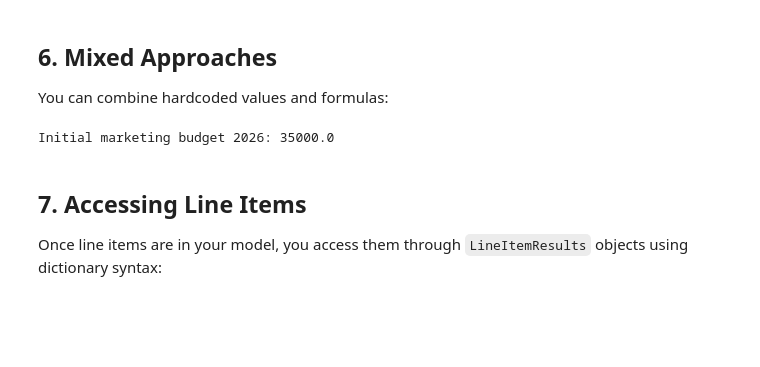
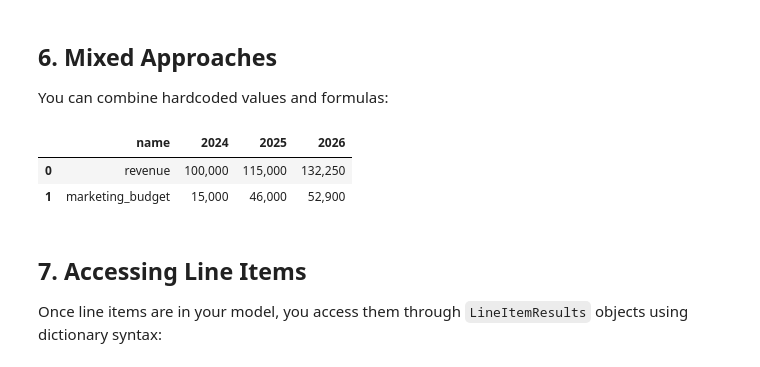
Before and after one commit to rhannay/pyproforma, a Jupyter notebook: examples/for_docs/working-with-line-items.ipynb, the cells around one changed output. Saved outputs shown, nothing was run; the diff lists cells and outputs as text; code cells hidden in the pictures; blank space fills up the shorter version.

```diff
--- a/examples/for_docs/working-with-line-items.ipynb
+++ b/examples/for_docs/working-with-line-items.ipynb
@@ -153,18 +153,22 @@ Formula calculations:
 
 You can combine hardcoded values and formulas:
 # %%
+# Create model with hardcoded revenue
 model6 = Model(years=[2024, 2025, 2026])
 model6['revenue'] = [100000, 115000, 132250]
 
-# Set initial values
-model6['marketing_budget'] = [25000, 30000, 35000]
+# Set marketing budget for first year only
+model6['marketing_budget'] = {2024: 15000}
 
-print("Initial marketing budget 2026:", model6['marketing_budget'][2026])
+# Set formula for remaining years (40% of revenue)
+model6['marketing_budget'].formula = 'revenue * 0.4'
 
-# You can override specific years with formulas later
-# model6['marketing_budget'][2026] = 'revenue * 0.25'  # 25% of revenue in 2026
+# Display the results
+model6.table(hardcoded_color='blue')
 # %% [output]
-Initial marketing budget 2026: 35000.0
+|  | name | 2024 | 2025 | 2026 |
+| 0 | revenue | 100,000 | 115,000 | 132,250 |
+| 1 | marketing_budget | 15,000 | 46,000 | 52,900 |
 # %% [markdown]
 ## 7. Accessing Line Items
 
```
Also changed, not shown: 2 other files.
